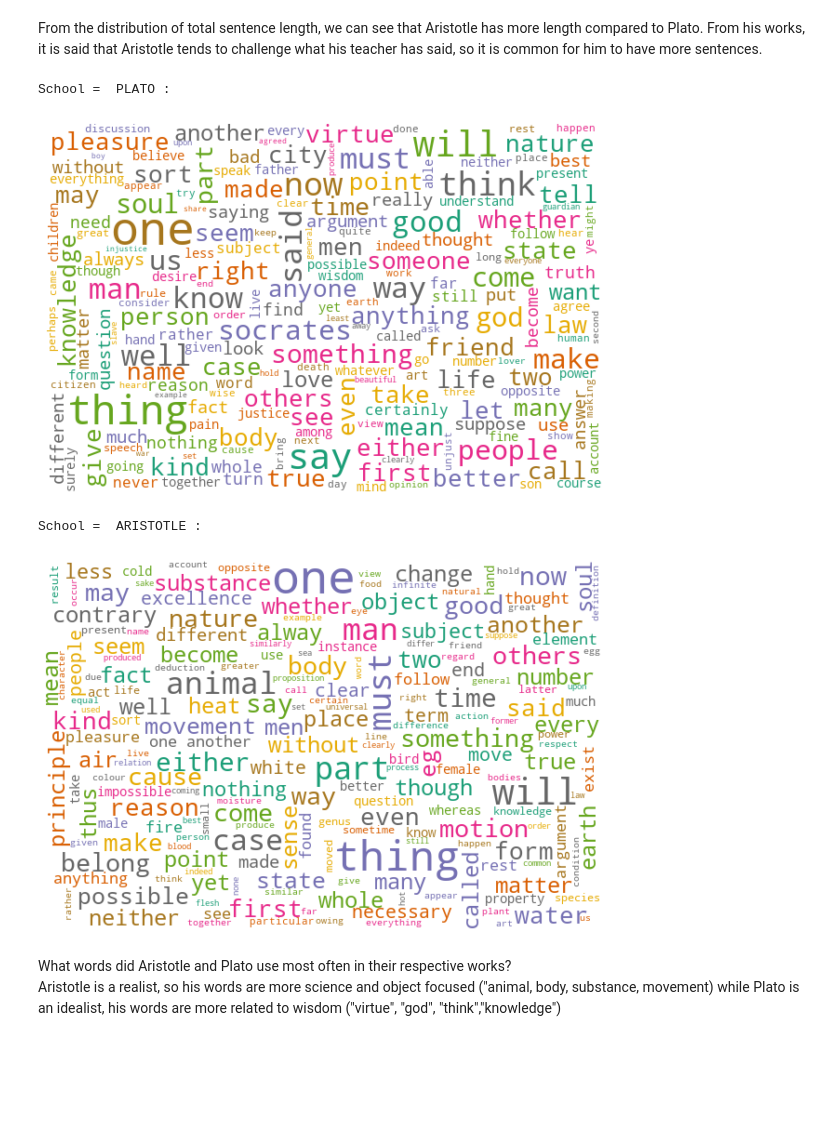
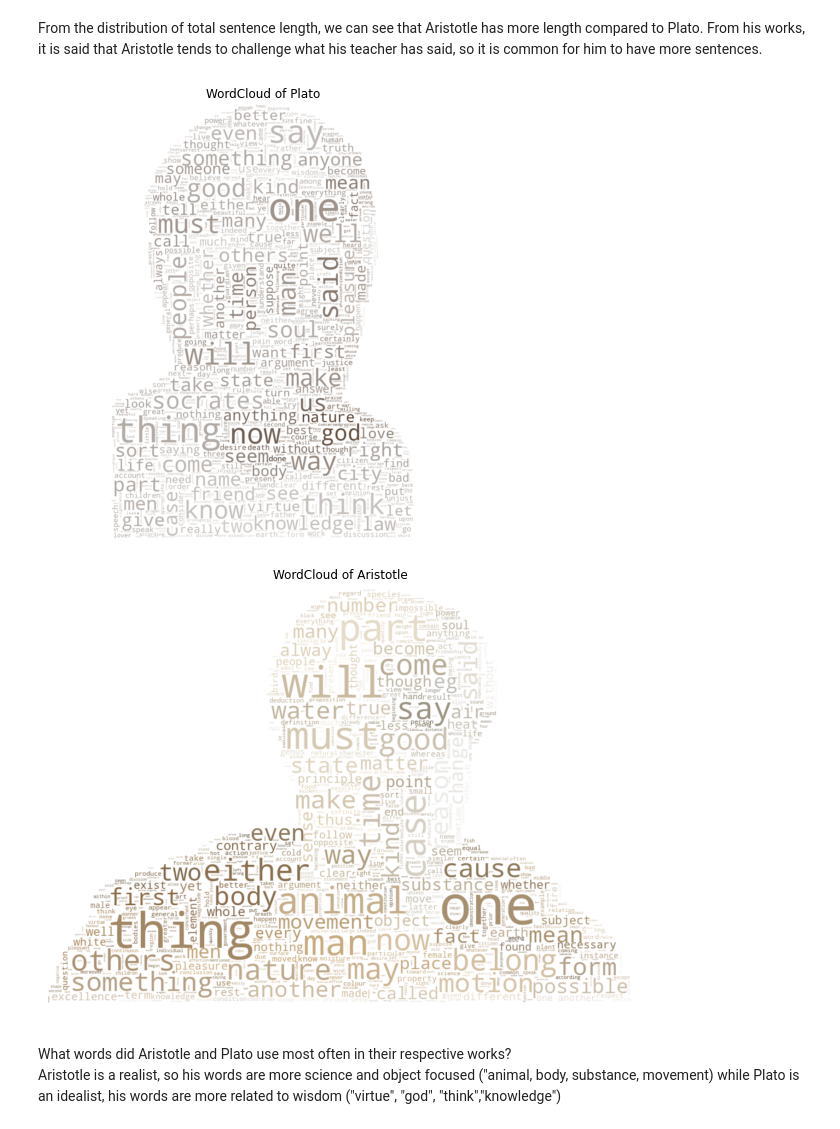
Before and after one commit to TZstatsADS/ads-spring2023-project1-denisesonia, a Jupyter notebook: doc/Denise Rahmadina_5243 Project 1.ipynb, the cells around one changed output. Cells and saved outputs as stored; diff of their text form; code cells hidden in the pictures; blank space fills up the shorter version.

```diff
--- a/doc/Denise Rahmadina_5243 Project 1.ipynb
+++ b/doc/Denise Rahmadina_5243 Project 1.ipynb
@@ -61,27 +71,37 @@ plt.show()
 [figure]
 # %% [markdown]
 From the distribution of total sentence length, we can see that Aristotle has more length compared to Plato. From his works, it is said that Aristotle tends to challenge what his teacher has said, so it is common for him to have more sentences.
-# %%
-stopwords = set(STOPWORDS)
-schools = data_filtered.school.unique().tolist()
-
-for sc in schools:
-    data_temp = data_filtered[data_filtered.school==sc]
-    print('School = ', sc.upper(), ':')
-    # render wordcloud
-    text = " ".join(txt for txt in data_temp.sentence_lowered)
-    wordcloud = WordCloud(stopwords=stopwords, max_font_size=50, max_words=200,
-                          width = 600, height = 400,colormap="Dark2",
-                          background_color="white").generate(text)
-    plt.figure(figsize=(10, 10))
-    plt.imshow(wordcloud, interpolation="bilinear")
-    plt.axis("off")
-    plt.show()
-# %% [output]
-School =  PLATO :
-[figure, removed]
-School =  ARISTOTLE :
-[figure, removed]
+# %%
+import numpy as np
+from wordcloud import WordCloud, STOPWORDS, ImageColorGenerator
+from PIL import Image
+df = data_filtered
+authors=["Plato", "Aristotle"]
+image =["Plato.png", "aristotle.png"]
+c=0
+for auth in authors:
+    df1 = df[df.author==auth]
+    text = " ".join(txt for txt in df1.sentence_lowered)
+    imag = "../data/"+image[c]
+    custom_mask = np.array(Image.open(imag))
+    c=c+1
+    wordcloud = WordCloud(max_font_size=100, max_words=1000,
+                          width = 600, height = 400,
+                          background_color="white", mask=custom_mask).generate(text)
+    image_colors = ImageColorGenerator(custom_mask)
+    wordcloud.recolor(color_func=image_colors)
+    plt.figure(figsize=(12,8))
+    plt.imshow(wordcloud, interpolation="bilinear")
+    plt.axis("off")
+    str1="../figs/wordcloud-"+image[c-1]
+    str2= "WordCloud of "+auth
+    plt.title(str2)
+    plt.savefig(str1)
+    #plt.close()
+    plt.show()
+# %% [output]
+[figure, added]
+[figure, added]
 # %% [markdown]
 What words did Aristotle and Plato use most often in their respective works? <br>
 Aristotle is a realist, so his words are more science and object focused ("animal, body, substance, movement) while Plato is an idealist, his words are more related to wisdom ("virtue", "god", "think","knowledge")
```
Also changed, not shown: parts of 29 cells of this notebook, 11 other files.
